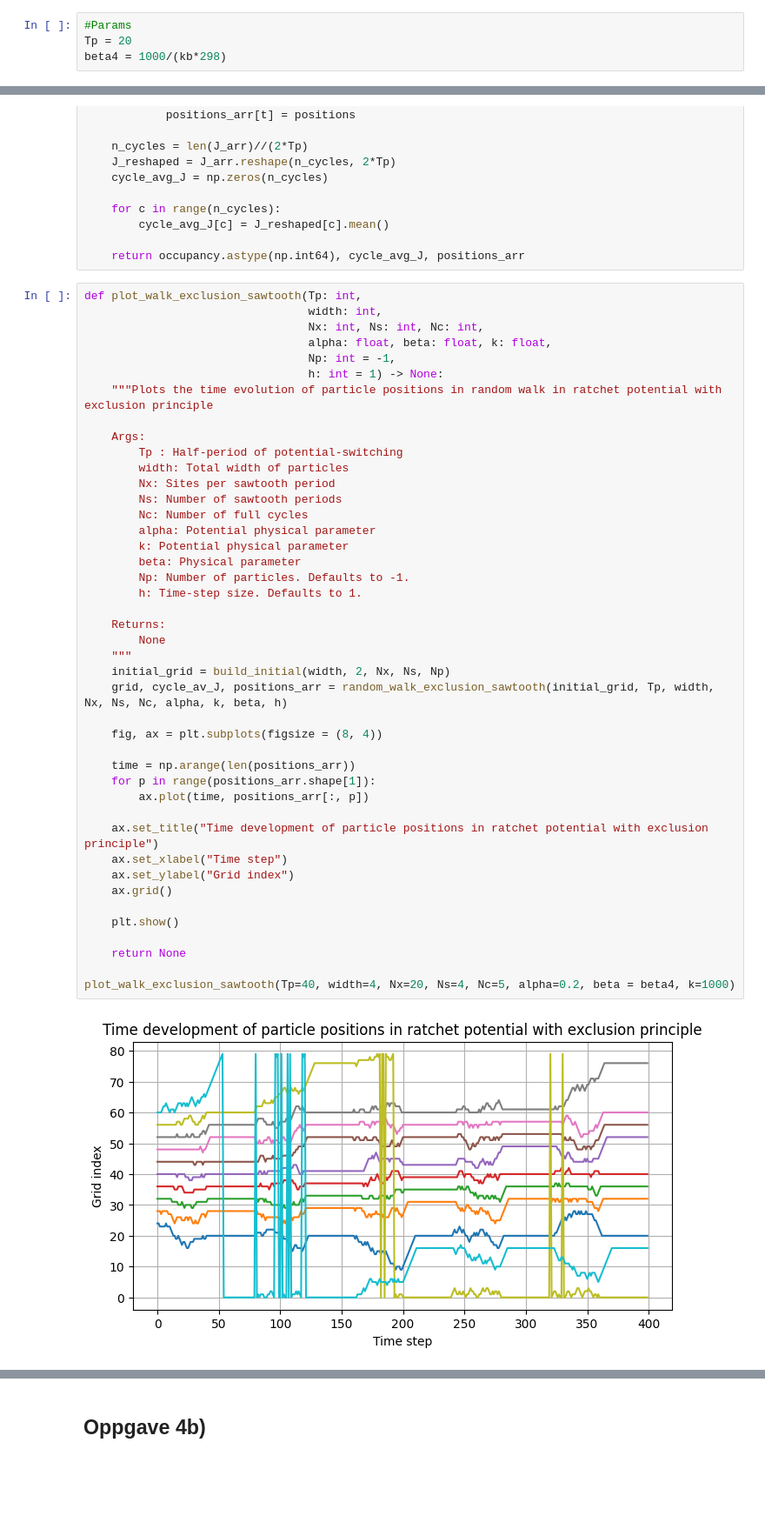
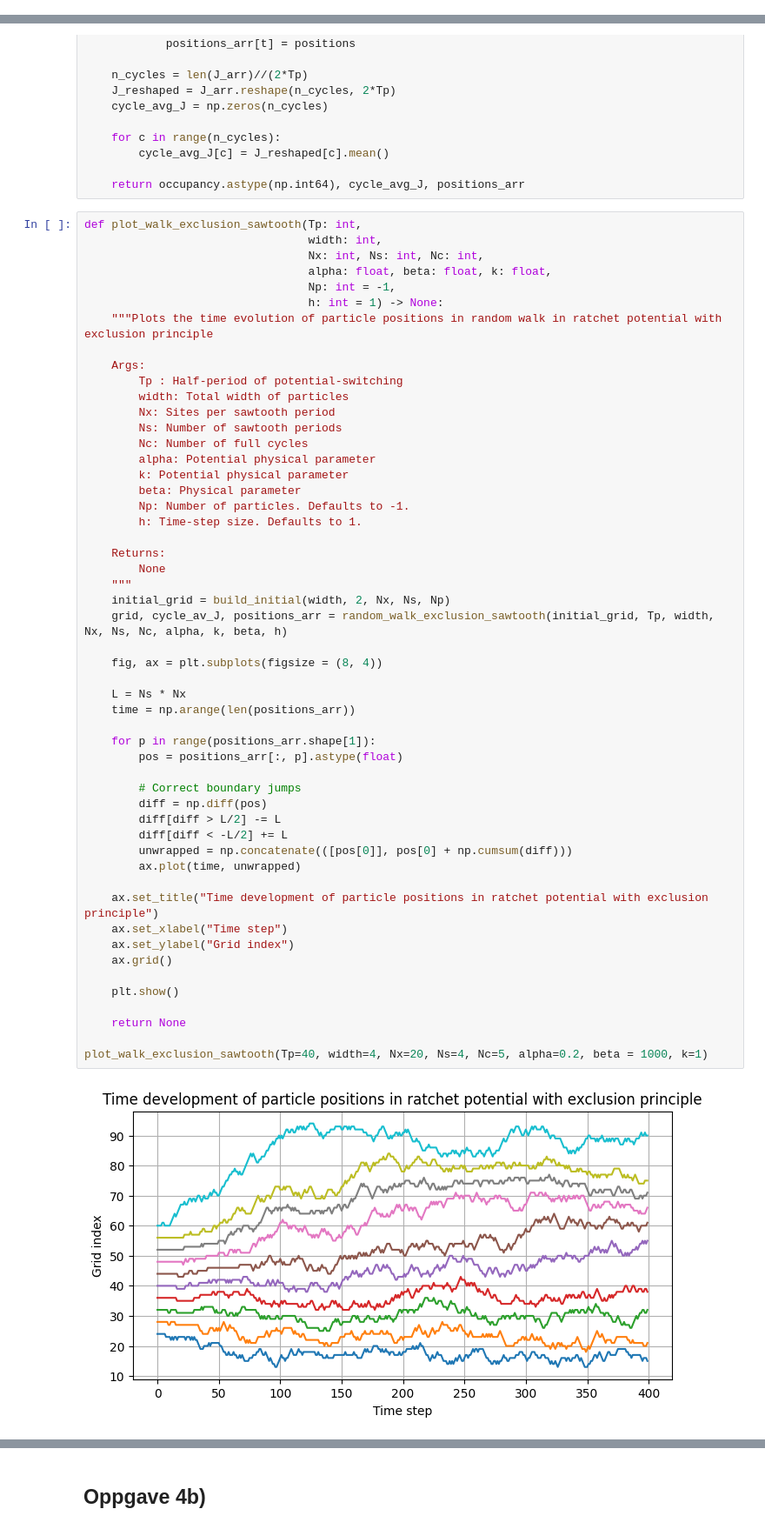
Before and after one commit to KristofferEide06/TMA4320_Project2, a Jupyter notebook: project2.ipynb, the cells around one changed output, grey strips where cells are left out. Shown at 87% size. Cells and saved outputs as stored; diff of their text form; blank space fills up the shorter version.

```diff
--- a/project2.ipynb
+++ b/project2.ipynb
@@ -698,10 +698,6 @@ Resultatene fra 3d viser at den analytiske løsningen er svært unøyaktig for s
 resultatene fra 3e viser at den analytiske løsningen antar at magnituden til $J_{avg}$ går mot null noe fortere enn den nummeriske løsningen viser. Dette foresakes trolig av en rekke forenklinger, 1. anntakelse om at alle partiklene når lokalt minimum i løpet av perioden der "sag-potensialet" er aktivt, 2. anntakelsen om like startbetingelser på for hver syklus, 3. anntakelsen om at partikler alltid går den veien de har størst sannynlighet for å gå. Det er også mulig bruk av kontinuerlige poisjoner i den analytiske løsningen mot diskrete posisjoner i den nummeriske løsningen har en innvirkning, spesielt med tanke på at $N_x$ er veldig liten i 3e, og at potensial forksjellen mellom to posisjoner derfor blir veldig stor.
 # %% [markdown]
 ## Oppgave 4a\)
-# %%
-#Params
-Tp = 20
-beta4 = 1000/(kb*298)
 # %%
 @njit
 def build_initial(width: int, partition: int, Nx: int, Ns: int, Np: int = -1) -> np.ndarray:
@@ -841,34 +837,43 @@ def plot_walk_exclusion_sawtooth(Tp: int,
         Nx: Sites per sawtooth period
         Ns: Number of sawtooth periods
         Nc: Number of full cycles
         alpha: Potential physical parameter
         k: Potential physical parameter
         beta: Physical parameter
         Np: Number of particles. Defaults to -1.
         h: Time-step size. Defaults to 1.
 
     Returns:
         None
     """
     initial_grid = build_initial(width, 2, Nx, Ns, Np)
     grid, cycle_av_J, positions_arr = random_walk_exclusion_sawtooth(initial_grid, Tp, width, Nx, Ns, Nc, alpha, k, beta, h)
 
     fig, ax = plt.subplots(figsize = (8, 4))
 
+    L = Ns * Nx
     time = np.arange(len(positions_arr))
+
     for p in range(positions_arr.shape[1]):
-        ax.plot(time, positions_arr[:, p])
+        pos = positions_arr[:, p].astype(float)
+
+        # Correct boundary jumps
+        diff = np.diff(pos)
+        diff[diff > L/2] -= L
+        diff[diff < -L/2] += L
+        unwrapped = np.concatenate(([pos[0]], pos[0] + np.cumsum(diff)))
+        ax.plot(time, unwrapped)
 
     ax.set_title("Time development of particle positions in ratchet potential with exclusion principle")
     ax.set_xlabel("Time step")
     ax.set_ylabel("Grid index")
     ax.grid()
 
     plt.show()
 
     return None
 
-plot_walk_exclusion_sawtooth(Tp=40, width=4, Nx=20, Ns=4, Nc=5, alpha=0.2, beta = beta4, k=1000)
+plot_walk_exclusion_sawtooth(Tp=40, width=4, Nx=20, Ns=4, Nc=5, alpha=0.2, beta = 1000, k=1)
 # %% [output]
-[figure, old version]
+[figure, new version]
 # %% [markdown]
```
Also changed, not shown: parts of 1 cell of this notebook.
